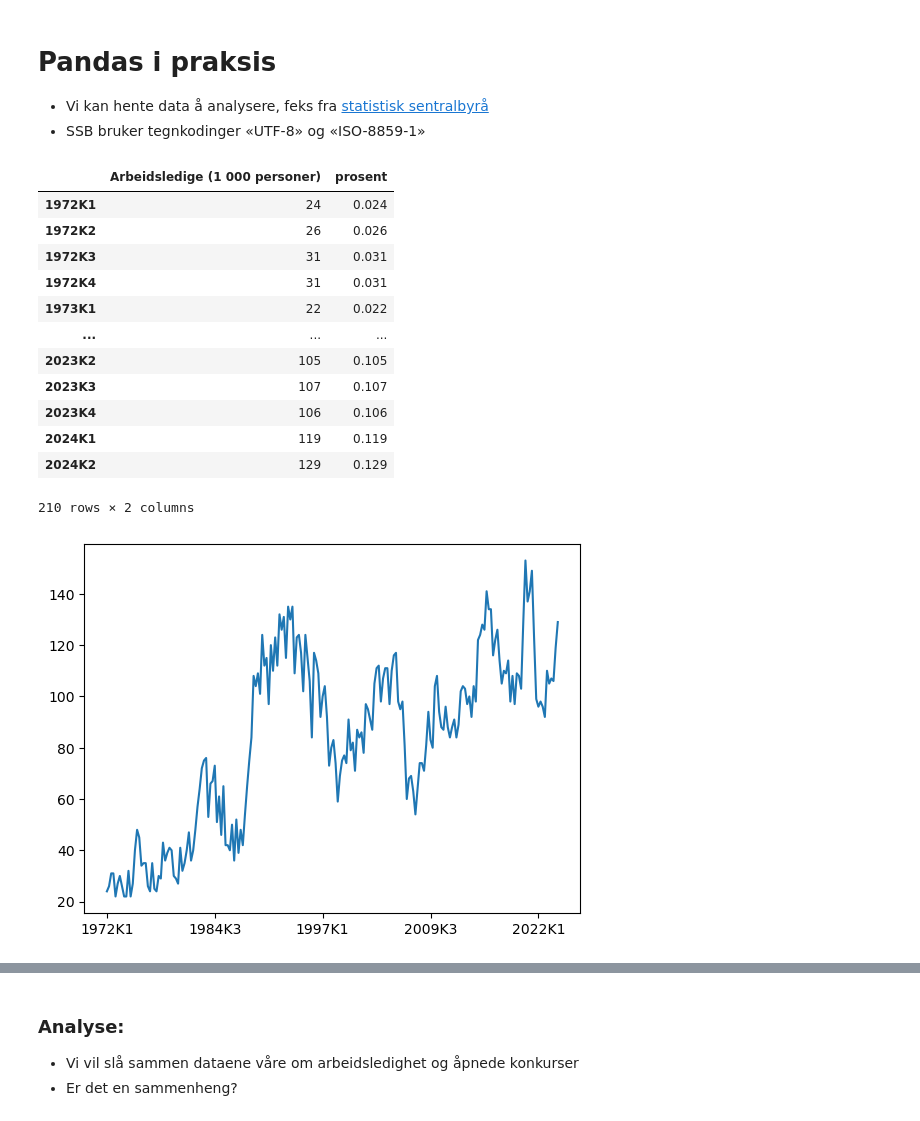
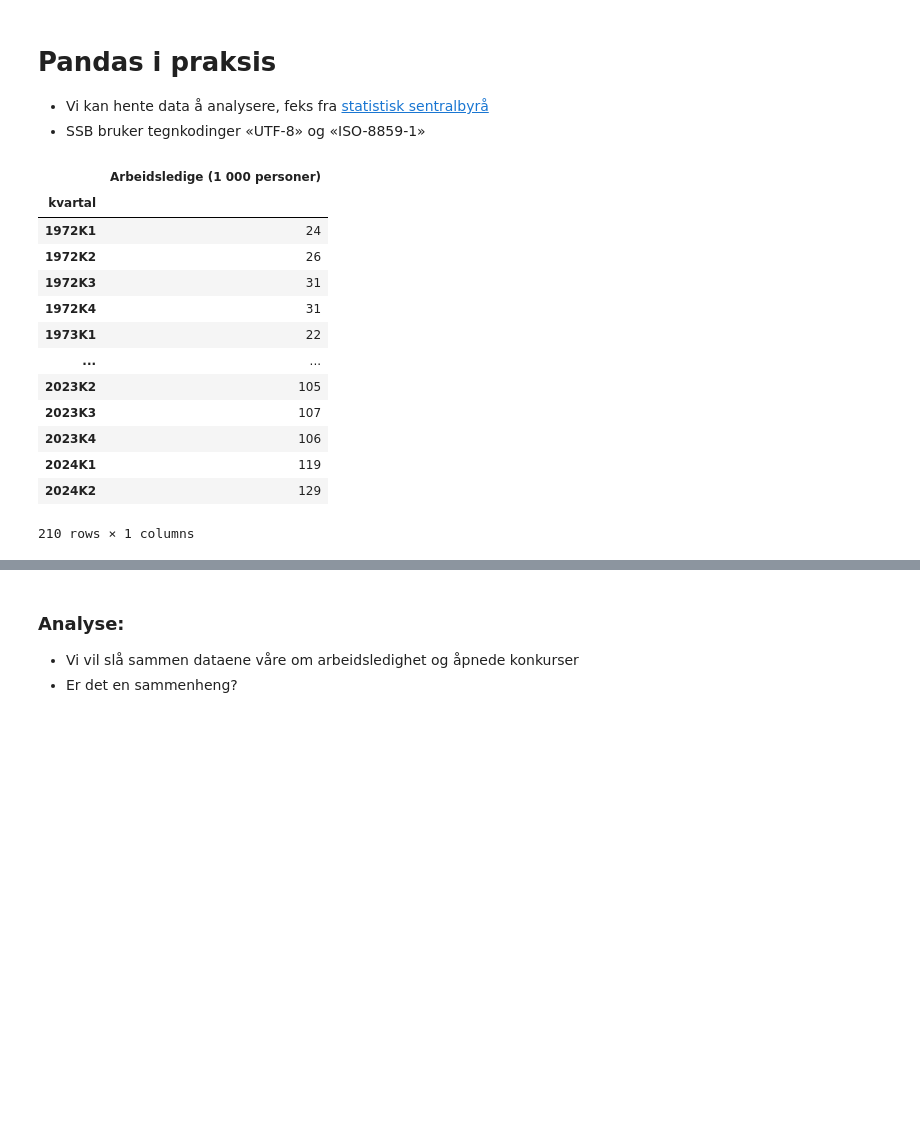
Before and after one commit to jonasjul/IIRA2001H24, a Jupyter notebook: 9-Pandas III/Pandas-Lese-Data-JH.ipynb, the cells around one changed output, grey strips where cells are left out. Cells and saved outputs as stored; diff of their text form; code cells hidden in the pictures; blank space fills up the shorter version.

```diff
--- a/9-Pandas III/Pandas-Lese-Data-JH.ipynb
+++ b/9-Pandas III/Pandas-Lese-Data-JH.ipynb
@@ -143,20 +143,23 @@ datatest.to_csv("moodle_formatert.csv", index=False)
 * SSB bruker tegnkodinger «UTF-8» og «ISO-8859-1»
 # %%
 #Vi går til ssb.no og henter et datasett om arbeidsledige
+arbeidsledige_df = pd.read_csv("arbeidsledige.csv", encoding="ISO-8859-1", header=1, sep=";")
+arbeidsledige_df = arbeidsledige_df.set_index("kvartal")
+arbeidsledige_df
 # %% [output]
-|  | Arbeidsledige (1 000 personer) | prosent |
-| 1972K1 | 24 | 0.024 |
-| 1972K2 | 26 | 0.026 |
-| 1972K3 | 31 | 0.031 |
-| 1972K4 | 31 | 0.031 |
-| 1973K1 | 22 | 0.022 |
-| ... | ... | ... |
-| 2023K2 | 105 | 0.105 |
-| 2023K3 | 107 | 0.107 |
-| 2023K4 | 106 | 0.106 |
-| 2024K1 | 119 | 0.119 |
-| 2024K2 | 129 | 0.129 |
+|  | Arbeidsledige (1 000 personer) |
+| kvartal |  |
+| 1972K1 | 24 |
+| 1972K2 | 26 |
+| 1972K3 | 31 |
+| 1972K4 | 31 |
+| 1973K1 | 22 |
+| ... | ... |
+| 2023K2 | 105 |
+| 2023K3 | 107 |
+| 2023K4 | 106 |
+| 2024K1 | 119 |
+| 2024K2 | 129 |
-210 rows × 2 columns
+210 rows × 1 columns
-[figure, removed]
 # %%
 # Vi henter et datasett med åpnede konkurser fra SSB
```
Also changed, not shown: parts of 16 cells of this notebook, 2 other files.
